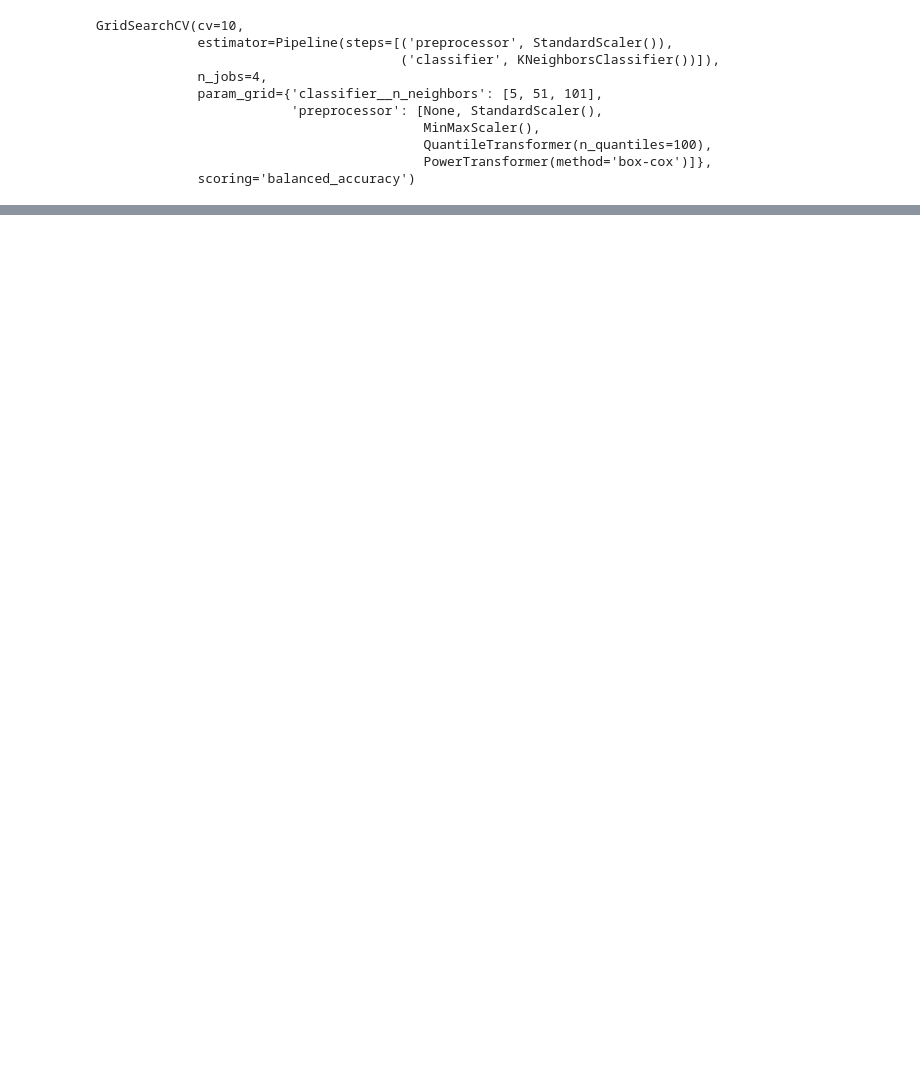
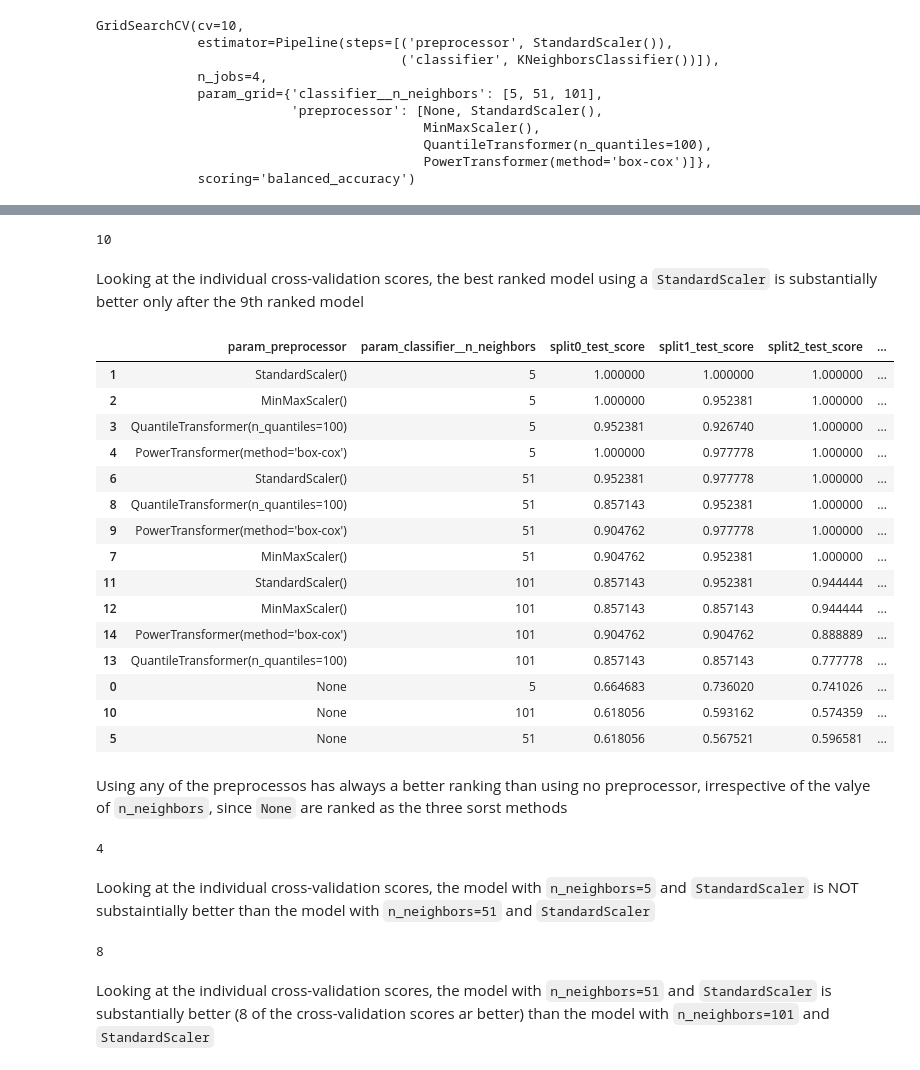
Before and after one commit to aageo25/scikit-learn-mooc, a Jupyter notebook: wrapup-3.ipynb, the cells around one changed output, grey strips where cells are left out. Saved outputs shown, nothing was run; the diff lists cells and outputs as text; code cells hidden in the pictures; blank space fills up the shorter version.

```diff
--- a/wrapup-3.ipynb
+++ b/wrapup-3.ipynb
@@ -212,15 +198,0 @@ names to remove the `"param_classifier__"` prefix for readability:
-# %%
-# get the parameter names
-column_results = [f"param_{name}" for name in param_grid.keys()]
-column_results += [
-    "mean_test_score", "std_test_score", "rank_test_score"]
-cv_results = cv_results[column_results]
-# %%
-def shorten_param(param_name):
-    if "__" in param_name:
-        return param_name.rsplit("__", 1)[1]
-    return param_name
-
-
-cv_results = cv_results.rename(shorten_param, axis=1)
-cv_results
@@ -243,0 +210,56 @@ cv_results
+# %%
+# get the parameter names
+column_results = [f"param_{name}" for name in param_grid.keys()]
+column_results += [
+    #"mean_test_score", "std_test_score", "rank_test_score"] + [\
+    f"split{n}_test_score" for n in range(10)]
+cv_results_selected = cv_results[column_results]
+# %%
+np.count_nonzero(cv_results_selected[:1][[f"split{n}_test_score" for n in range(10)]].to_numpy() > cv_results_selected[8:9][[f"split{n}_test_score" for n in range(10)]].to_numpy())
+# %% [output]
+10
+# %% [markdown]
+Looking at the individual cross-validation scores, the best ranked model using a `StandardScaler` is substantially better only after the 9th ranked model
+# %%
+cv_results_selected
+# %% [output]
+|  | param_preprocessor | param_classifier__n_neighbors | split0_test_score | split1_test_score | split2_test_score | ... |
+| 1 | StandardScaler() | 5 | 1.000000 | 1.000000 | 1.000000 | ... |
+| 2 | MinMaxScaler() | 5 | 1.000000 | 0.952381 | 1.000000 | ... |
+| 3 | QuantileTransformer(n_quantiles=100) | 5 | 0.952381 | 0.926740 | 1.000000 | ... |
+| 4 | PowerTransformer(method='box-cox') | 5 | 1.000000 | 0.977778 | 1.000000 | ... |
+| 6 | StandardScaler() | 51 | 0.952381 | 0.977778 | 1.000000 | ... |
+| 8 | QuantileTransformer(n_quantiles=100) | 51 | 0.857143 | 0.952381 | 1.000000 | ... |
+| 9 | PowerTransformer(method='box-cox') | 51 | 0.904762 | 0.977778 | 1.000000 | ... |
+| 7 | MinMaxScaler() | 51 | 0.904762 | 0.952381 | 1.000000 | ... |
+| 11 | StandardScaler() | 101 | 0.857143 | 0.952381 | 0.944444 | ... |
+| 12 | MinMaxScaler() | 101 | 0.857143 | 0.857143 | 0.944444 | ... |
+| 14 | PowerTransformer(method='box-cox') | 101 | 0.904762 | 0.904762 | 0.888889 | ... |
+| 13 | QuantileTransformer(n_quantiles=100) | 101 | 0.857143 | 0.857143 | 0.777778 | ... |
+| 0 | None | 5 | 0.664683 | 0.736020 | 0.741026 | ... |
+| 10 | None | 101 | 0.618056 | 0.593162 | 0.574359 | ... |
+| 5 | None | 51 | 0.618056 | 0.567521 | 0.596581 | ... |
+# %% [markdown]
+Using any of the preprocessos has always a better ranking than using no preprocessor, irrespective of the valye of `n_neighbors`, since `None` are ranked as the three sorst methods
+# %%
+# count how many times the model on the left hand side of the inequality is better than the other.
+split_test_score = [f"split{n}_test_score" for n in range(10)]
+
+np.count_nonzero(
+    cv_results_selected[:1][split_test_score].to_numpy() > cv_results_selected[5:6][split_test_score].to_numpy()
+)
+# %% [output]
+4
+# %% [markdown]
+Looking at the individual cross-validation scores, the model with `n_neighbors=5` and `StandardScaler` is NOT substaintially better than the model with `n_neighbors=51` and `StandardScaler`
+# %%
+# count how many times the model on the left hand side of the inequality is better than the other.
+split_test_score = [f"split{n}_test_score" for n in range(10)]
+
+np.count_nonzero(
+    cv_results_selected[5:6][split_test_score].to_numpy() > cv_results_selected[10:11][split_test_score].to_numpy()
+)
+# %% [output]
+8
+# %% [markdown]
+Looking at the individual cross-validation scores, the model with `n_neighbors=51` and `StandardScaler` is substantially better (8 of the cross-validation scores ar better) than the model with `n_neighbors=101` and `StandardScaler`
```
Also changed, not shown: parts of 12 cells of this notebook, 1 other file.
